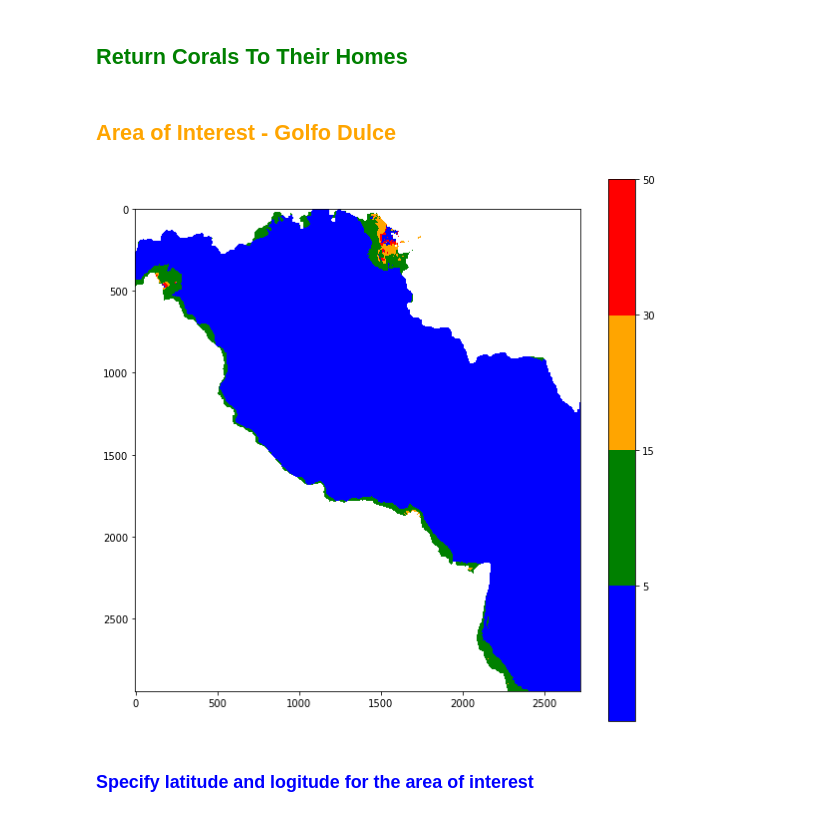
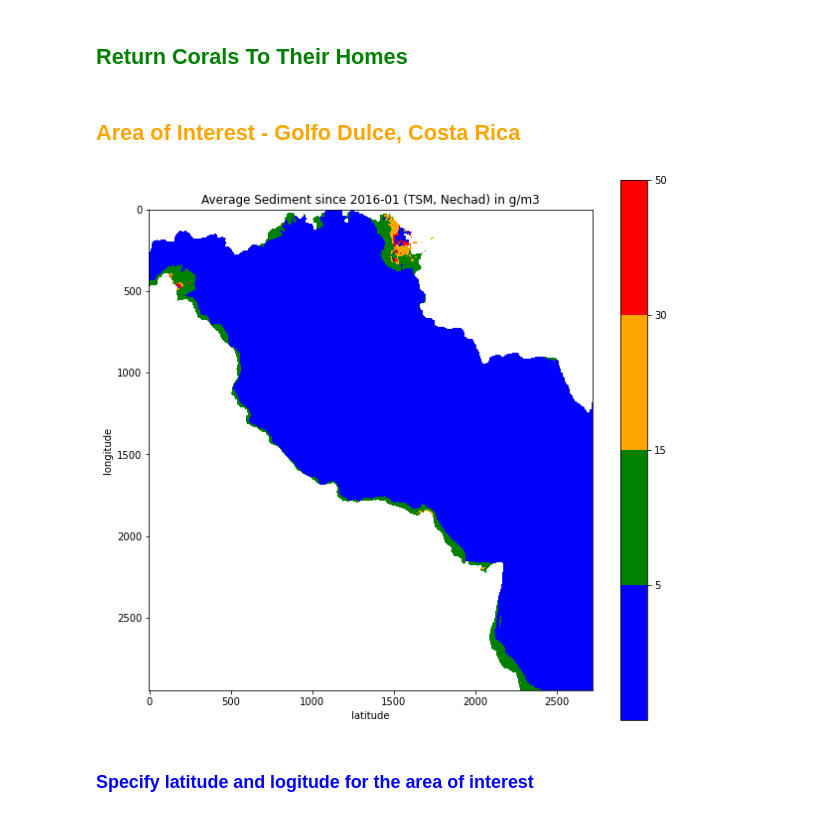
Before and after one commit to angelasindic/data-exploration, a Jupyter notebook: demo/demo.ipynb, the cells around one changed output. Cells and saved outputs as stored; diff of their text form; code cells hidden in the pictures.

```diff
--- a/demo/demo.ipynb
+++ b/demo/demo.ipynb
@@ -58,28 +58,32 @@ test = test[42:]
 # %% [markdown]
 ## <font color='green'>Return Corals To Their Homes
 # %% [markdown]
-## <font color='orange'>Area of Interest - Golfo Dulce
+## <font color='orange'>Area of Interest - Golfo Dulce, Costa Rica
 # %%
 # make a color map of fixed colors
 cmap = mpl.colors.ListedColormap(['blue','green','orange','red'])
 bounds=[0,5,15,30,50]
 norm = mpl.colors.BoundaryNorm(bounds, cmap.N)
 
 #fig, ax = subplots(figsize=(10,5))
 
 plt.figure(figsize=(10,10))
+plt.xlabel('latitude')
+plt.ylabel('longitude')
+
+plt.title('Average Sediment since 2016-01 (TSM, Nechad) in g/m3')
 
 # tell imshow about color map so that only set colors are used
 img = pyplot.imshow(image_mean, #[0:50, 200:250], #interpolation='nearest',
                     cmap = cmap,norm=norm);
 
 # make a color bar
 pyplot.colorbar(img,cmap=cmap,
                 norm=norm,boundaries=bounds,ticks=[5,15,30,50], ax=None);
 
 #pyplot.show()
 # %% [output]
-[figure, old version]
+[figure, new version]
 # %% [markdown]
 ### <font color='blue'>Specify latitude and logitude for the area of interest
 # %%
```
Also changed, not shown: parts of 1 cell of this notebook.
